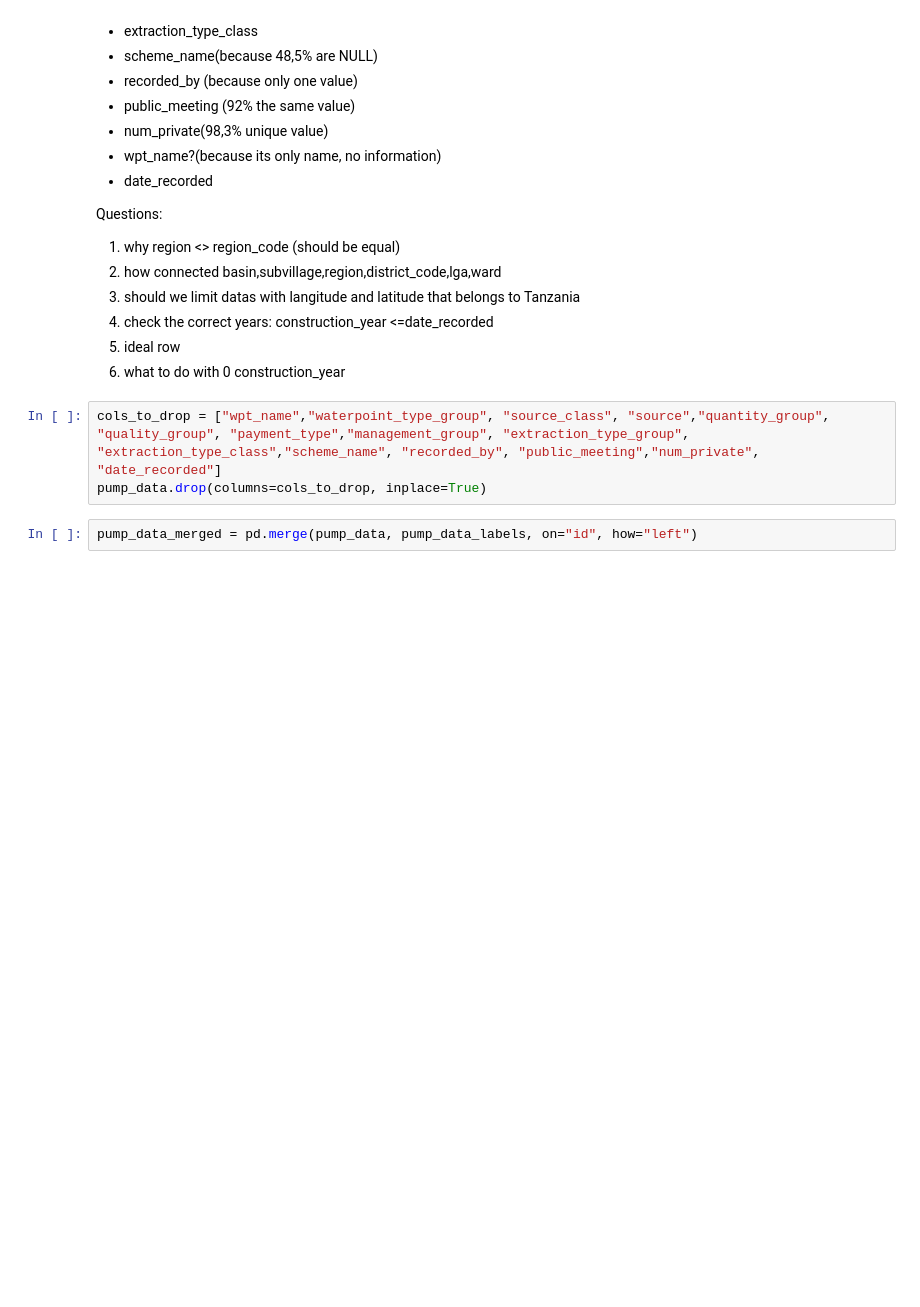
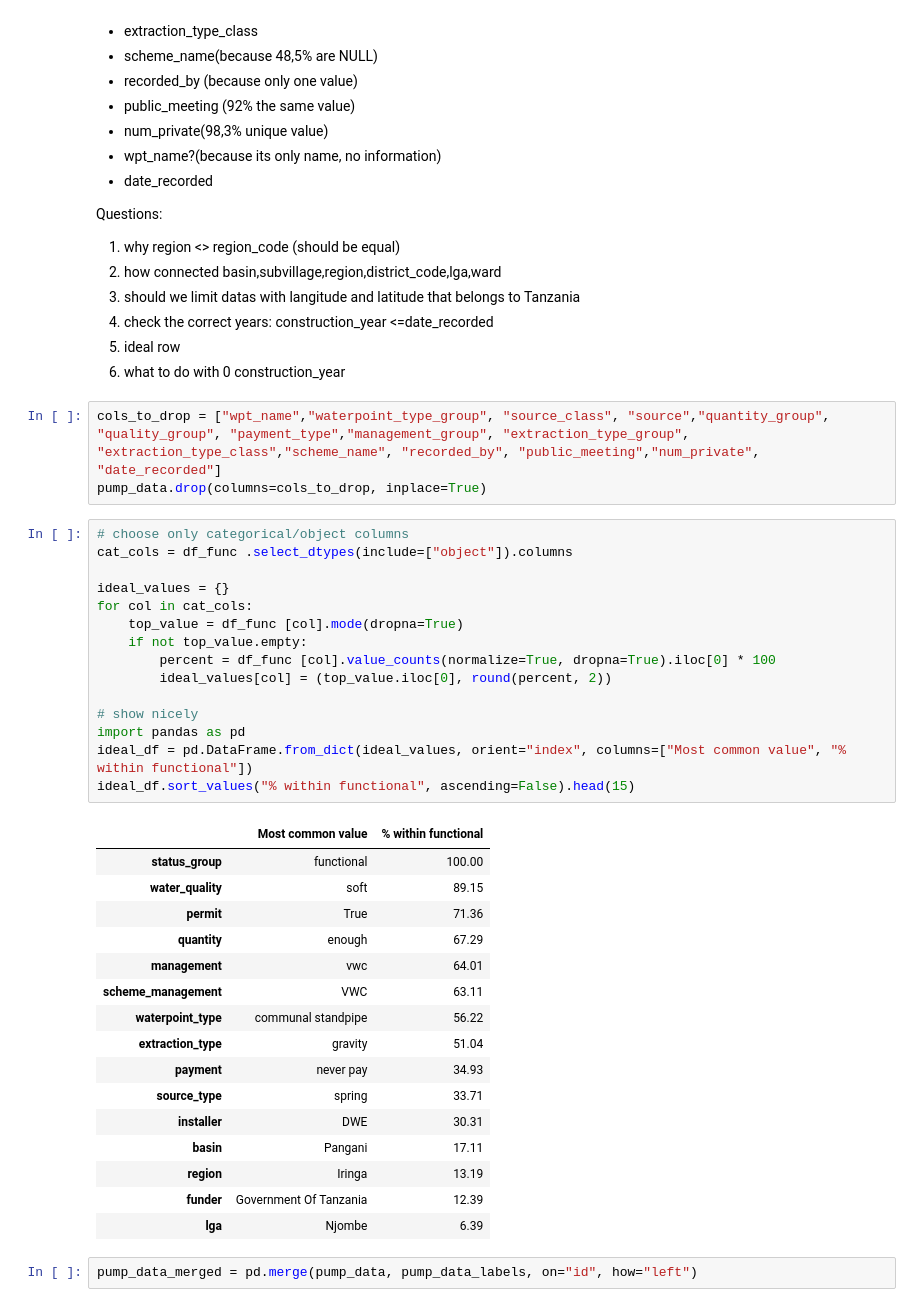
Before and after one commit to floranuta/Data_Circle, a Jupyter notebook: notebooks/Ticket111_LoadExam_Colab.ipynb, the cells around one changed output. Drawn from its saved outputs; the diff is of its cells as text; blank space fills up the shorter version.

```diff
--- a/notebooks/Ticket111_LoadExam_Colab.ipynb
+++ b/notebooks/Ticket111_LoadExam_Colab.ipynb
@@ -916,6 +916,38 @@ These columns are redundant, we can delete them:
 # %%
 cols_to_drop = ["wpt_name","waterpoint_type_group", "source_class", "source","quantity_group", "quality_group", "payment_type","management_group", "extraction_type_group", "extraction_type_class","scheme_name", "recorded_by", "public_meeting","num_private", "date_recorded"]
 pump_data.drop(columns=cols_to_drop, inplace=True)
+# %%
+# choose only categorical/object columns
+cat_cols = df_func .select_dtypes(include=["object"]).columns
+
+ideal_values = {}
+for col in cat_cols:
+    top_value = df_func [col].mode(dropna=True)
+    if not top_value.empty:
+        percent = df_func [col].value_counts(normalize=True, dropna=True).iloc[0] * 100
+        ideal_values[col] = (top_value.iloc[0], round(percent, 2))
+
+# show nicely
+import pandas as pd
+ideal_df = pd.DataFrame.from_dict(ideal_values, orient="index", columns=["Most common value", "% within functional"])
+ideal_df.sort_values("% within functional", ascending=False).head(15)
+# %% [output]
+|  | Most common value | % within functional |
+| status_group | functional | 100.00 |
+| water_quality | soft | 89.15 |
+| permit | True | 71.36 |
+| quantity | enough | 67.29 |
+| management | vwc | 64.01 |
+| scheme_management | VWC | 63.11 |
+| waterpoint_type | communal standpipe | 56.22 |
+| extraction_type | gravity | 51.04 |
+| payment | never pay | 34.93 |
+| source_type | spring | 33.71 |
+| installer | DWE | 30.31 |
+| basin | Pangani | 17.11 |
+| region | Iringa | 13.19 |
+| funder | Government Of Tanzania | 12.39 |
+| lga | Njombe | 6.39 |
 # %%
 pump_data_merged = pd.merge(pump_data, pump_data_labels, on="id", how="left")
 # %%
```
